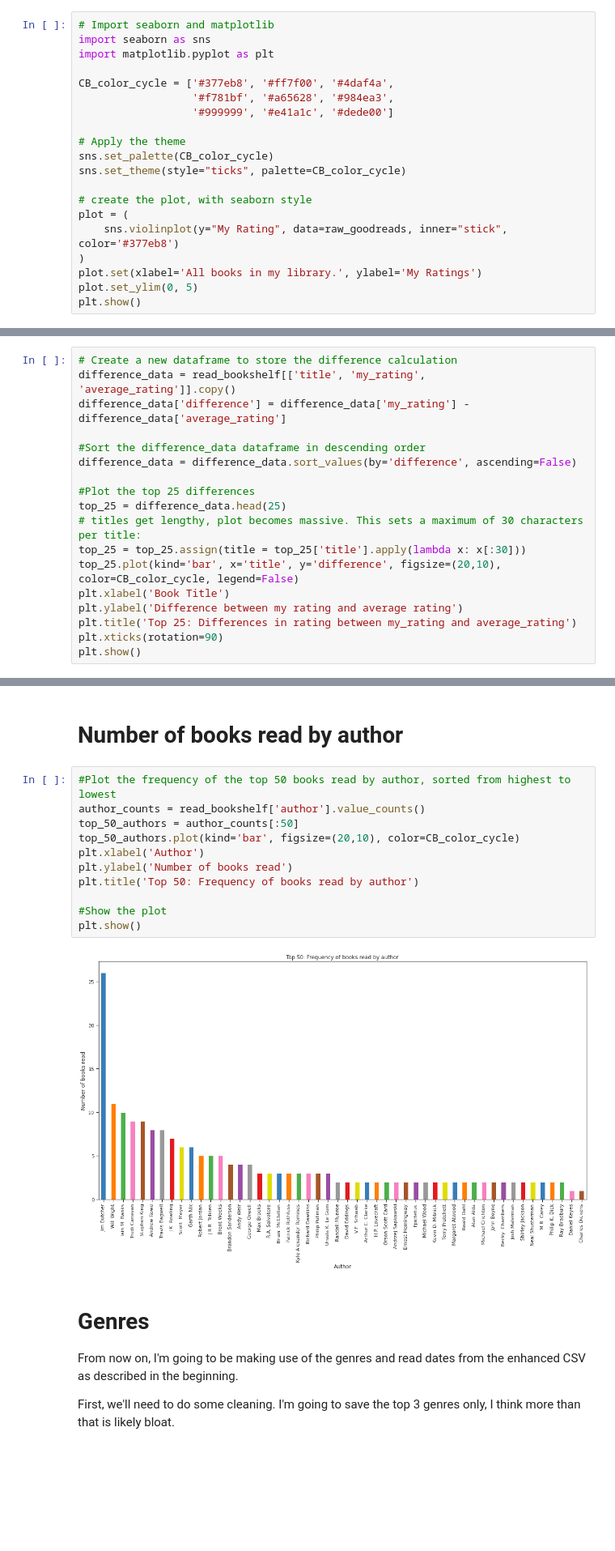
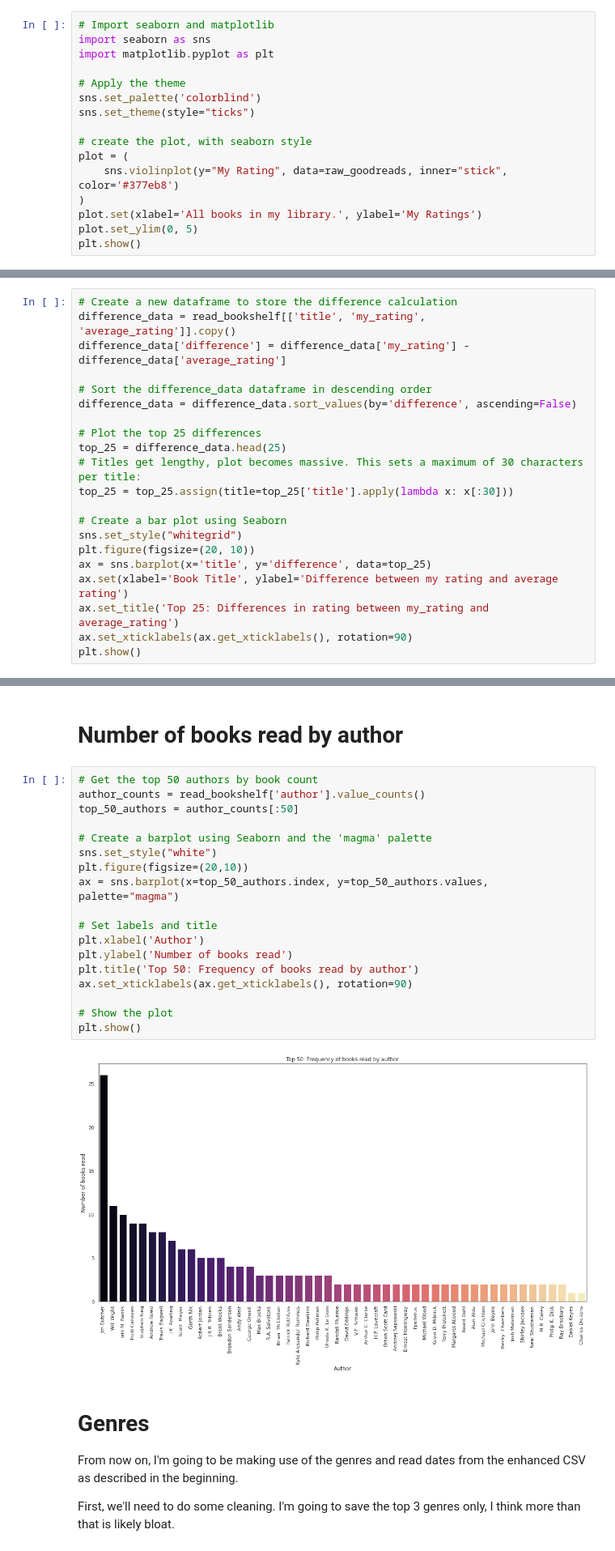
Before and after one commit to DrKenReid/GoodReads-Analysis, a Jupyter notebook: GoodReads_Analysis.ipynb, the cells around one changed output, grey strips where cells are left out. Shown at 81% size. Drawn from its saved outputs; the diff is of its cells as text; blank space fills up the shorter version.

```diff
--- a/GoodReads_Analysis.ipynb
+++ b/GoodReads_Analysis.ipynb
@@ -75,13 +75,9 @@ Next, I would like to do a little plotting for exploring the data further. But f
 import seaborn as sns
 import matplotlib.pyplot as plt
 
-CB_color_cycle = ['#377eb8', '#ff7f00', '#4daf4a',
-                  '#f781bf', '#a65628', '#984ea3',
-                  '#999999', '#e41a1c', '#dede00']
-
 # Apply the theme
-sns.set_palette(CB_color_cycle)
-sns.set_theme(style="ticks", palette=CB_color_cycle)
+sns.set_palette('colorblind')
+sns.set_theme(style="ticks")
 
 # create the plot, with seaborn style
 plot = (
@@ -233,17 +229,20 @@ plt.show()
 difference_data = read_bookshelf[['title', 'my_rating', 'average_rating']].copy()
 difference_data['difference'] = difference_data['my_rating'] - difference_data['average_rating']
 
-#Sort the difference_data dataframe in descending order
+# Sort the difference_data dataframe in descending order
 difference_data = difference_data.sort_values(by='difference', ascending=False)
 
-#Plot the top 25 differences
+# Plot the top 25 differences
 top_25 = difference_data.head(25)
-# titles get lengthy, plot becomes massive. This sets a maximum of 30 characters per title:
-top_25 = top_25.assign(title = top_25['title'].apply(lambda x: x[:30]))
-top_25.plot(kind='bar', x='title', y='difference', figsize=(20,10), color=CB_color_cycle, legend=False)
-plt.xlabel('Book Title')
-plt.ylabel('Difference between my rating and average rating')
-plt.title('Top 25: Differences in rating between my_rating and average_rating')
-plt.xticks(rotation=90)
+# Titles get lengthy, plot becomes massive. This sets a maximum of 30 characters per title:
+top_25 = top_25.assign(title=top_25['title'].apply(lambda x: x[:30]))
+
+# Create a bar plot using Seaborn
+sns.set_style("whitegrid")
+plt.figure(figsize=(20, 10))
+ax = sns.barplot(x='title', y='difference', data=top_25)
+ax.set(xlabel='Book Title', ylabel='Difference between my rating and average rating')
+ax.set_title('Top 25: Differences in rating between my_rating and average_rating')
+ax.set_xticklabels(ax.get_xticklabels(), rotation=90)
 plt.show()
 # %% [output]
@@ -1139,18 +1143,25 @@ plt.show()
 # %% [markdown]
 # Number of books read by author
 # %%
-#Plot the frequency of the top 50 books read by author, sorted from highest to lowest
+# Get the top 50 authors by book count
 author_counts = read_bookshelf['author'].value_counts()
 top_50_authors = author_counts[:50]
-top_50_authors.plot(kind='bar', figsize=(20,10), color=CB_color_cycle)
+
+# Create a barplot using Seaborn and the 'magma' palette
+sns.set_style("white")
+plt.figure(figsize=(20,10))
+ax = sns.barplot(x=top_50_authors.index, y=top_50_authors.values, palette="magma")
+
+# Set labels and title
 plt.xlabel('Author')
 plt.ylabel('Number of books read')
 plt.title('Top 50: Frequency of books read by author')
+ax.set_xticklabels(ax.get_xticklabels(), rotation=90)
 
-#Show the plot
+# Show the plot
 plt.show()
 # %% [output]
-[figure, old version]
+[figure, new version]
 # %% [markdown]
 # Genres
 
```
Also changed, not shown: parts of 40 cells of this notebook.
